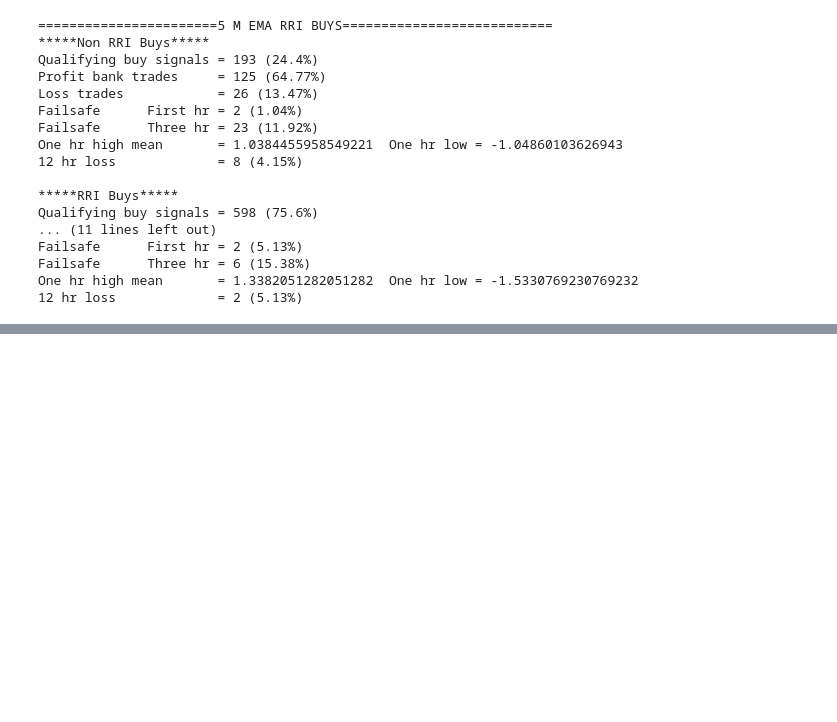
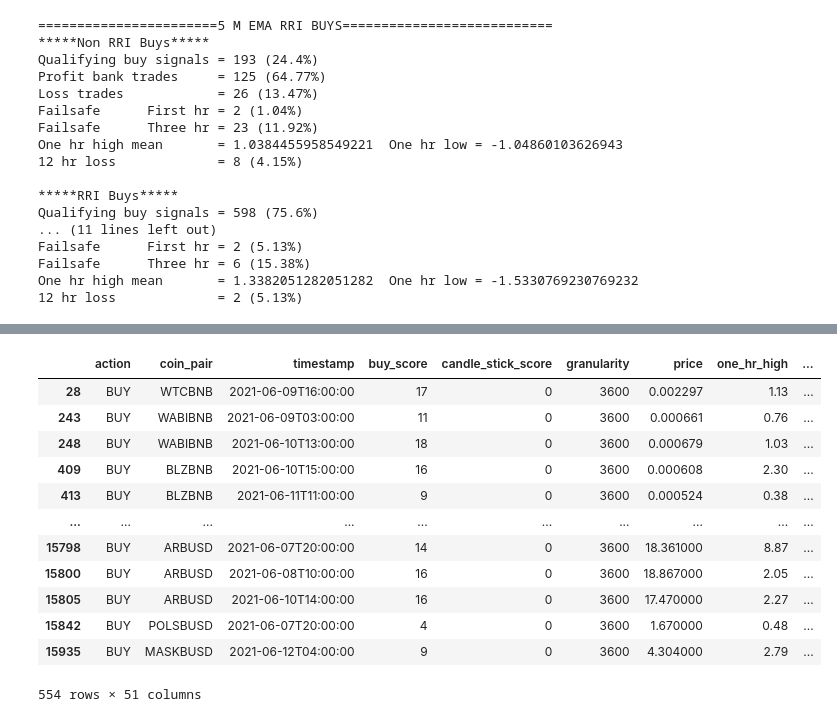
Before and after one commit to aswinkp/pycryptobot, a Jupyter notebook: compare_buy_signals.ipynb, the cells around one changed output, grey strips where cells are left out. Saved outputs shown, nothing was run; the diff lists cells and outputs as text; code cells hidden in the pictures; blank space fills up the shorter version.

Commit message:
Ad sarima buy configuration

```diff
--- a/compare_buy_signals.ipynb
+++ b/compare_buy_signals.ipynb
@@ -7,9 +7,9 @@ def print_profit_losses_from_df(filtered_df, sellupperpcnt=1, selllowerpcnt=-3):
     global total_count
     filtered_count = filtered_df.count()[0]
     filtered_pcnt = filtered_count/total_count*100
-    loss_trades_count = filtered_df.query(f"one_hr_high<{sellupperpcnt}").query("three_six_high<0.05").count()[0]
+    loss_trades_count = filtered_df.query(f"three_hr_high<{sellupperpcnt}").query("three_six_high<0.05").count()[0]
     loss_trades_pcnt = loss_trades_count/filtered_count*100
-    profit_trades_count = filtered_df.query(f"one_hr_high>{sellupperpcnt}").count()[0]
+    profit_trades_count = filtered_df.query(f"three_hr_high>{sellupperpcnt}").count()[0]
     profit_trades_pcnt = profit_trades_count/filtered_count*100
     first_hour_fail_count = filtered_df.query(f"one_hr_low<{selllowerpcnt}").count()[0]
     first_hour_fail_pcnt = first_hour_fail_count/filtered_count*100
@@ -126,3 +182,18 @@ Failsafe      First hr = 2 (5.13%)
 Failsafe      Three hr = 6 (15.38%)
 One hr high mean       = 1.3382051282051282  One hr low = -1.5330769230769232
 12 hr loss             = 2 (5.13%)
+# %%
+print("=======================SARIMA BUYS===========================")
+df = pd.read_csv('buy_df_1hr_ema_rri_sarima_1236_rules.csv', index_col=0)
+df_total_count = df.count()
+total_count = df_total_count[0]
+print("*****Non RRI Buys*****")
+non_rri_buys = df.query("rri_buy==False")
+print_profit_losses_from_df(non_rri_buys, sellupperpcnt=1, selllowerpcnt=-4)
+print("\n*****RRI Buys*****")
+rri_buys = df.query("rri_buy==True")
+print_profit_losses_from_df(rri_buys, sellupperpcnt=1, selllowerpcnt=-4)
+rri_buys.describe()
+print("\n*****RSI Buys***")
+rsi_buys = df.query("rsi<30")
+print_profit_losses_from_df(rsi_buys, sellupperpcnt=1, selllowerpcnt=-4)
@@ -128,0 +263,3 @@ One hr high mean       = 1.3382051282051282  One hr low = -1.5330769230769232
+# %%
+sarima_2 = df.query("sarima_2_margin==sarima_2_margin").query("sarima_2_margin>5")
+print_profit_losses_from_df(sarima_2, sellupperpcnt=2, selllowerpcnt=-4)
@@ -128,0 +274,16 @@ One hr high mean       = 1.3382051282051282  One hr low = -1.5330769230769232
+# %%
+sarima_2
+# %% [output]
+|  | action | coin_pair | timestamp | buy_score | candle_stick_score | granularity | price | one_hr_high | ... |
+| 28 | BUY | WTCBNB | 2021-06-09T16:00:00 | 17 | 0 | 3600 | 0.002297 | 1.13 | ... |
+| 243 | BUY | WABIBNB | 2021-06-09T03:00:00 | 11 | 0 | 3600 | 0.000661 | 0.76 | ... |
+| 248 | BUY | WABIBNB | 2021-06-10T13:00:00 | 18 | 0 | 3600 | 0.000679 | 1.03 | ... |
+| 409 | BUY | BLZBNB | 2021-06-10T15:00:00 | 16 | 0 | 3600 | 0.000608 | 2.30 | ... |
+| 413 | BUY | BLZBNB | 2021-06-11T11:00:00 | 9 | 0 | 3600 | 0.000524 | 0.38 | ... |
+| ... | ... | ... | ... | ... | ... | ... | ... | ... | ... |
+| 15798 | BUY | ARBUSD | 2021-06-07T20:00:00 | 14 | 0 | 3600 | 18.361000 | 8.87 | ... |
+| 15800 | BUY | ARBUSD | 2021-06-08T10:00:00 | 16 | 0 | 3600 | 18.867000 | 2.05 | ... |
+| 15805 | BUY | ARBUSD | 2021-06-10T14:00:00 | 16 | 0 | 3600 | 17.470000 | 2.27 | ... |
+| 15842 | BUY | POLSBUSD | 2021-06-07T20:00:00 | 4 | 0 | 3600 | 1.670000 | 0.48 | ... |
+| 15935 | BUY | MASKBUSD | 2021-06-12T04:00:00 | 9 | 0 | 3600 | 4.304000 | 2.79 | ... |
+554 rows × 51 columns
```
Also changed, not shown: parts of 7 cells of this notebook, 2 other files.
